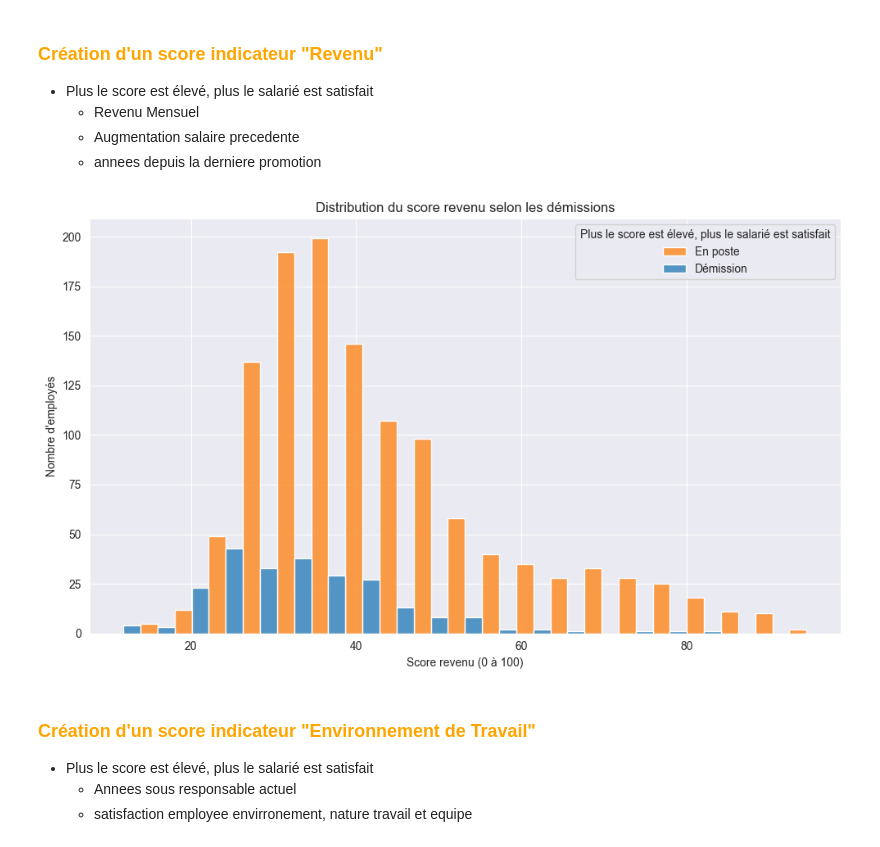
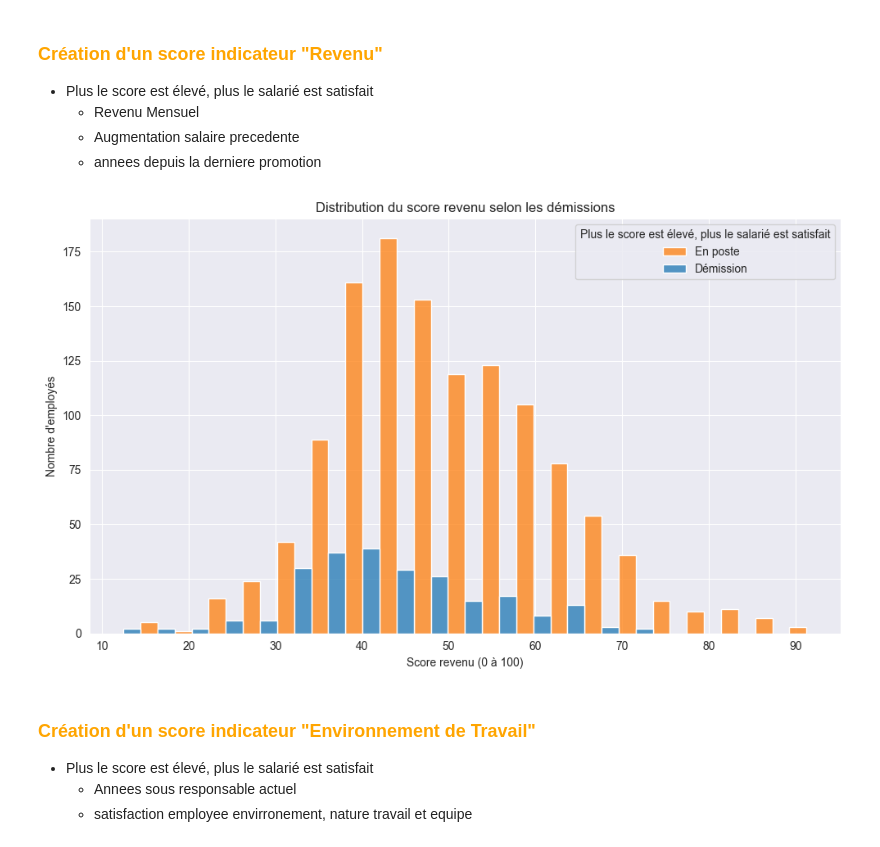
Before and after one commit to ticoraph/HRAnalytics, a Jupyter notebook: 1_Analyse_Exploratoire.ipynb, the cells around one changed output. Saved outputs shown, nothing was run; the diff lists cells and outputs as text; code cells hidden in the pictures.

```diff
--- a/1_Analyse_Exploratoire.ipynb
+++ b/1_Analyse_Exploratoire.ipynb
@@ -146,6 +146,8 @@ ax2.legend(loc='upper left')
 plt.title('Analyse des démissions par tranche de revenus')
 plt.tight_layout()
 plt.show()
+
+fc.drop(['tranche_revenu'], axis=1, inplace=True)
 # %% [output]
 [figure]
 # %% [markdown]
@@ -347,37 +349,37 @@ plt.show()
 scaler = MinMaxScaler()
 
 fc[['revenu_mensuel_norm', 'augmentation_salaire_precedente_norm', 'annees_depuis_la_derniere_promotion_norm']] = scaler.fit_transform(
     fc[['revenu_mensuel', 'augmentation_salaire_precedente', 'annees_depuis_la_derniere_promotion']]
 )
 
 # pondérations à ajuster
 fc['score_revenu'] = ((
-0.6 * fc['revenu_mensuel_norm'] +
-0.2 * fc['augmentation_salaire_precedente_norm'] +
-0.2 * (1 - fc['annees_depuis_la_derniere_promotion_norm'])  # plus le nb d'annees est eleve plus le score baisse
+0.33 * fc['revenu_mensuel_norm'] +
+0.33 * fc['augmentation_salaire_precedente_norm'] +
+0.33 * (1 - fc['annees_depuis_la_derniere_promotion_norm'])  # plus le nb d'annees est eleve plus le score baisse
 ) * 100).round(2)
 #print(fc[['score_revenu']])
 
 fc.drop(['revenu_mensuel_norm','augmentation_salaire_precedente_norm', 'annees_depuis_la_derniere_promotion_norm'], axis=1, inplace=True)
 
 plt.figure(figsize=(10,6))
 sns.histplot(
     data=fc,
     x='score_revenu',
     hue='a_quitte_l_entreprise',
     bins=20,
     kde=False,
     multiple='dodge'
 )
 
 plt.title("Distribution du score revenu selon les démissions")
 plt.xlabel("Score revenu (0 à 100)")
 plt.ylabel("Nombre d'employés")
 plt.legend(title="Plus le score est élevé, plus le salarié est satisfait", labels=["En poste", "Démission"])
 plt.tight_layout()
 plt.show()
 # %% [output]
-[figure, old version]
+[figure, new version]
 # %% [markdown]
 ### <font color="orange">Création d'un score indicateur "Environnement de Travail"</font>
 - Plus le score est élevé, plus le salarié est satisfait
```
Also changed, not shown: parts of 8 cells of this notebook, 9 other files.
